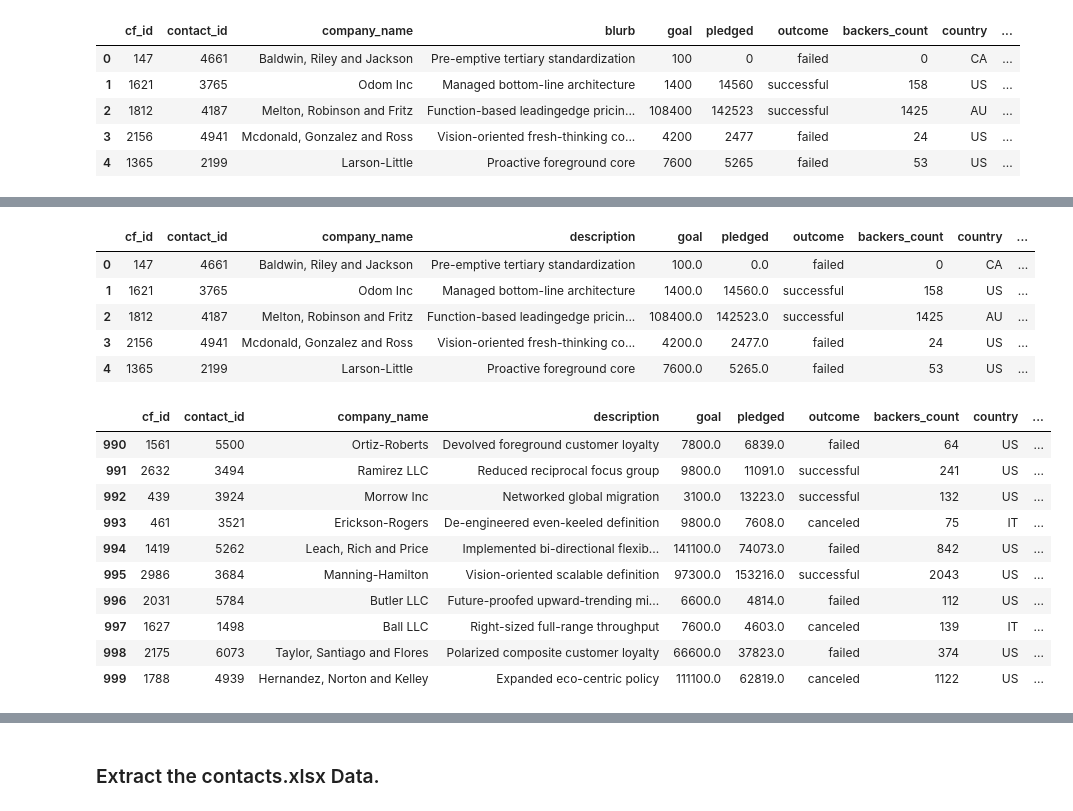
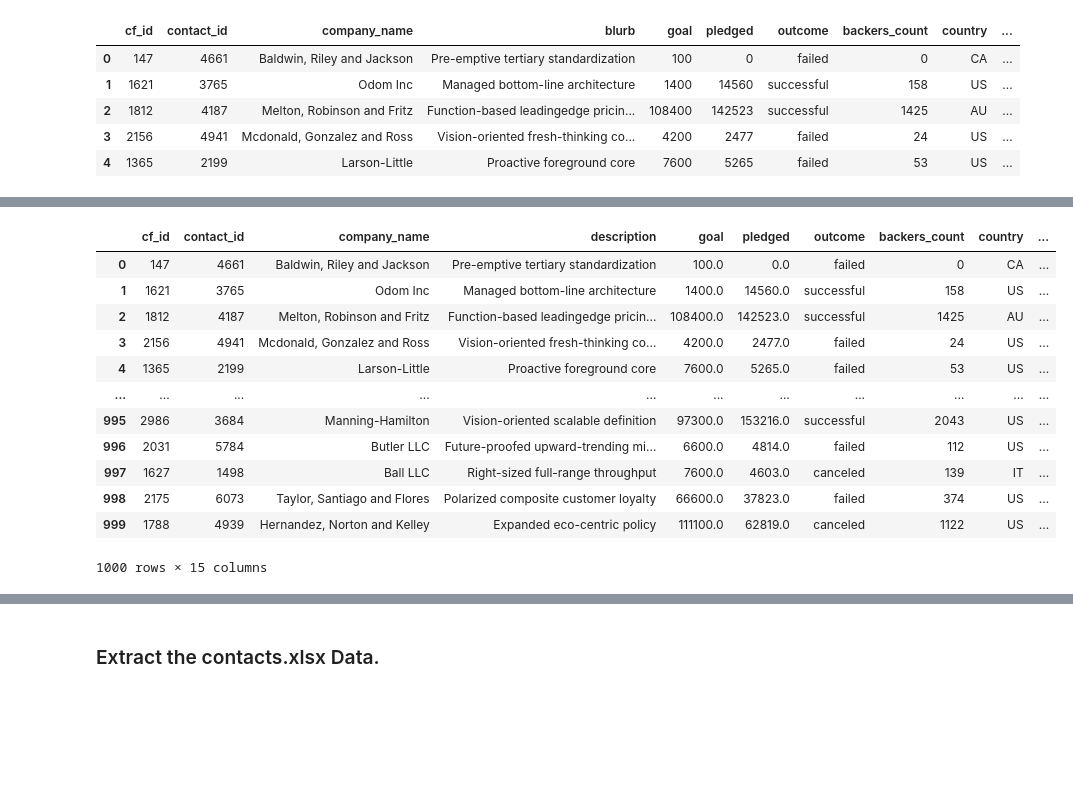
Before and after one commit to JT-Turner/project2, a Jupyter notebook: ETL_Mini_Project_Starter_Code.ipynb, the cells around one changed output, grey strips where cells are left out. Cells and saved outputs as stored; diff of their text form; code cells hidden in the pictures; blank space fills up the shorter version.

```diff
--- a/ETL_Mini_Project_Starter_Code.ipynb
+++ b/ETL_Mini_Project_Starter_Code.ipynb
@@ -178,6 +182,8 @@ campaign_df.head()
 | 4 | 1365 | 2199 | Larson-Little | Proactive foreground core | 7600 | 5265 | failed | 53 | US | ... |
 # %%
 # Rename the blurb, launched_at, and deadline columns.
+campaign_df=campaign_df.rename(columns={'launched_at':'launched_date','deadline':'end_date', 'blurb':'description'})
+campaign_df
 # %% [output]
 |  | cf_id | contact_id | company_name | description | goal | pledged | outcome | backers_count | country | ... |
 | 0 | 147 | 4661 | Baldwin, Riley and Jackson | Pre-emptive tertiary standardization | 100 | 0 | failed | 0 | CA | ... |
@@ -188,5 +201,8 @@ campaign_df.head()
 # %%
 # Convert the goal and pledged columns to a `float` data type.
+campaign_df['goal']=campaign_df['goal'].astype(float)
+campaign_df['pledged']=campaign_df['pledged'].astype(float)
+campaign_df
 # %% [output]
 |  | cf_id | contact_id | company_name | description | goal | pledged | outcome | backers_count | country | ... |
 | 0 | 147 | 4661 | Baldwin, Riley and Jackson | Pre-emptive tertiary standardization | 100.0 | 0.0 | failed | 0 | CA | ... |
@@ -218,28 +240,20 @@ dtype: object
 # %%
 # Format the launched_date and end_date columns to datetime format
 from datetime import datetime as dt
+campaign_df['launched_date'] = pd.to_datetime(campaign_df['launched_date'], errors='coerce')
+campaign_df['end_date'] = pd.to_datetime(campaign_df['end_date'], errors='coerce')
+campaign_df
 # %% [output]
 |  | cf_id | contact_id | company_name | description | goal | pledged | outcome | backers_count | country | ... |
 | 0 | 147 | 4661 | Baldwin, Riley and Jackson | Pre-emptive tertiary standardization | 100.0 | 0.0 | failed | 0 | CA | ... |
 | 1 | 1621 | 3765 | Odom Inc | Managed bottom-line architecture | 1400.0 | 14560.0 | successful | 158 | US | ... |
 | 2 | 1812 | 4187 | Melton, Robinson and Fritz | Function-based leadingedge pricin... | 108400.0 | 142523.0 | successful | 1425 | AU | ... |
 | 3 | 2156 | 4941 | Mcdonald, Gonzalez and Ross | Vision-oriented fresh-thinking co... | 4200.0 | 2477.0 | failed | 24 | US | ... |
 | 4 | 1365 | 2199 | Larson-Little | Proactive foreground core | 7600.0 | 5265.0 | failed | 53 | US | ... |
+| ... | ... | ... | ... | ... | ... | ... | ... | ... | ... | ... |
+| 995 | 2986 | 3684 | Manning-Hamilton | Vision-oriented scalable definition | 97300.0 | 153216.0 | successful | 2043 | US | ... |
+| 996 | 2031 | 5784 | Butler LLC | Future-proofed upward-trending mi... | 6600.0 | 4814.0 | failed | 112 | US | ... |
+| 997 | 1627 | 1498 | Ball LLC | Right-sized full-range throughput | 7600.0 | 4603.0 | canceled | 139 | IT | ... |
+| 998 | 2175 | 6073 | Taylor, Santiago and Flores | Polarized composite customer loyalty | 66600.0 | 37823.0 | failed | 374 | US | ... |
+| 999 | 1788 | 4939 | Hernandez, Norton and Kelley | Expanded eco-centric policy | 111100.0 | 62819.0 | canceled | 1122 | US | ... |
+1000 rows × 15 columns
-# %%
-# Merge the campaign_df with the category_df on the "category" column and
-# the subcategory_df on the "subcategory" column.
-
-
-campaign_merged_df.tail(10)
-# %% [output]
-|  | cf_id | contact_id | company_name | description | goal | pledged | outcome | backers_count | country | ... |
-| 990 | 1561 | 5500 | Ortiz-Roberts | Devolved foreground customer loyalty | 7800.0 | 6839.0 | failed | 64 | US | ... |
-| 991 | 2632 | 3494 | Ramirez LLC | Reduced reciprocal focus group | 9800.0 | 11091.0 | successful | 241 | US | ... |
-| 992 | 439 | 3924 | Morrow Inc | Networked global migration | 3100.0 | 13223.0 | successful | 132 | US | ... |
-| 993 | 461 | 3521 | Erickson-Rogers | De-engineered even-keeled definition | 9800.0 | 7608.0 | canceled | 75 | IT | ... |
-| 994 | 1419 | 5262 | Leach, Rich and Price | Implemented bi-directional flexib... | 141100.0 | 74073.0 | failed | 842 | US | ... |
-| 995 | 2986 | 3684 | Manning-Hamilton | Vision-oriented scalable definition | 97300.0 | 153216.0 | successful | 2043 | US | ... |
-| 996 | 2031 | 5784 | Butler LLC | Future-proofed upward-trending mi... | 6600.0 | 4814.0 | failed | 112 | US | ... |
-| 997 | 1627 | 1498 | Ball LLC | Right-sized full-range throughput | 7600.0 | 4603.0 | canceled | 139 | IT | ... |
-| 998 | 2175 | 6073 | Taylor, Santiago and Flores | Polarized composite customer loyalty | 66600.0 | 37823.0 | failed | 374 | US | ... |
-| 999 | 1788 | 4939 | Hernandez, Norton and Kelley | Expanded eco-centric policy | 111100.0 | 62819.0 | canceled | 1122 | US | ... |
```
Also changed, not shown: parts of 10 cells of this notebook, 1 other file.
